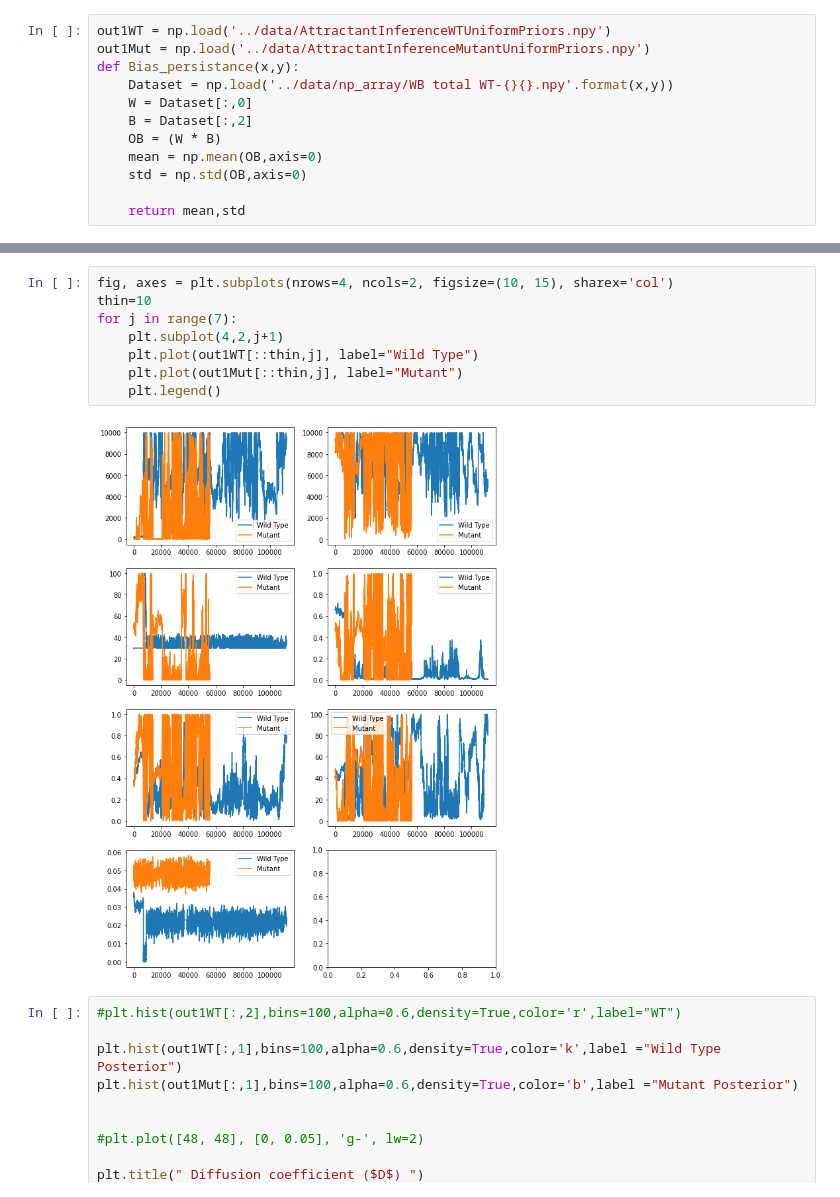
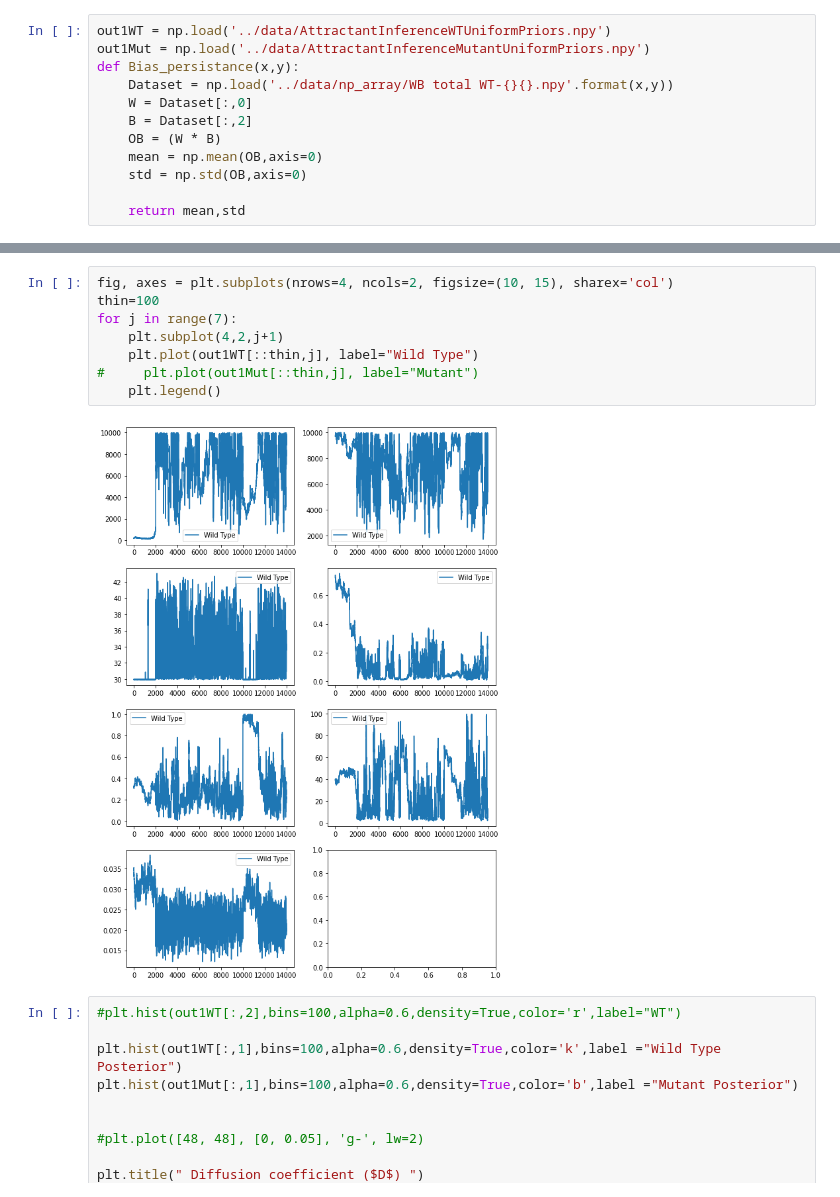
Before and after one commit to Schumacher-group/ImmuneCellMigrationAnalysis, a Jupyter notebook: Notebooks/AttractantInferenceVisualisation.ipynb, the cells around one changed output, grey strips where cells are left out. Drawn from its saved outputs; the diff is of its cells as text.

Commit message:
thinning for trace plots

```diff
--- a/Notebooks/AttractantInferenceVisualisation.ipynb
+++ b/Notebooks/AttractantInferenceVisualisation.ipynb
@@ -37,13 +37,13 @@ for j in range(7):
 # %%
 fig, axes = plt.subplots(nrows=4, ncols=2, figsize=(10, 15), sharex='col')
-thin=10
+thin=100
 for j in range(7):
     plt.subplot(4,2,j+1)
     plt.plot(out1WT[::thin,j], label="Wild Type")
-    plt.plot(out1Mut[::thin,j], label="Mutant")
+#     plt.plot(out1Mut[::thin,j], label="Mutant")
     plt.legend()
 # %% [output]
-[figure, old version]
+[figure, new version]
 # %%
 #plt.hist(out1WT[:,2],bins=100,alpha=0.6,density=True,color='r',label="WT")
 
```
Also changed, not shown: parts of 1 cell of this notebook, 1 other file.
